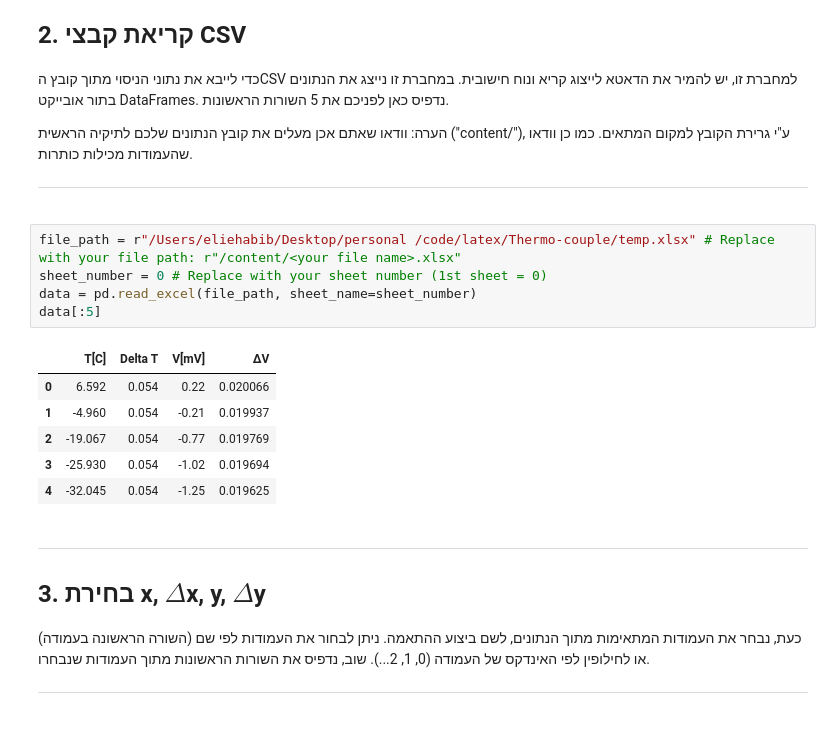
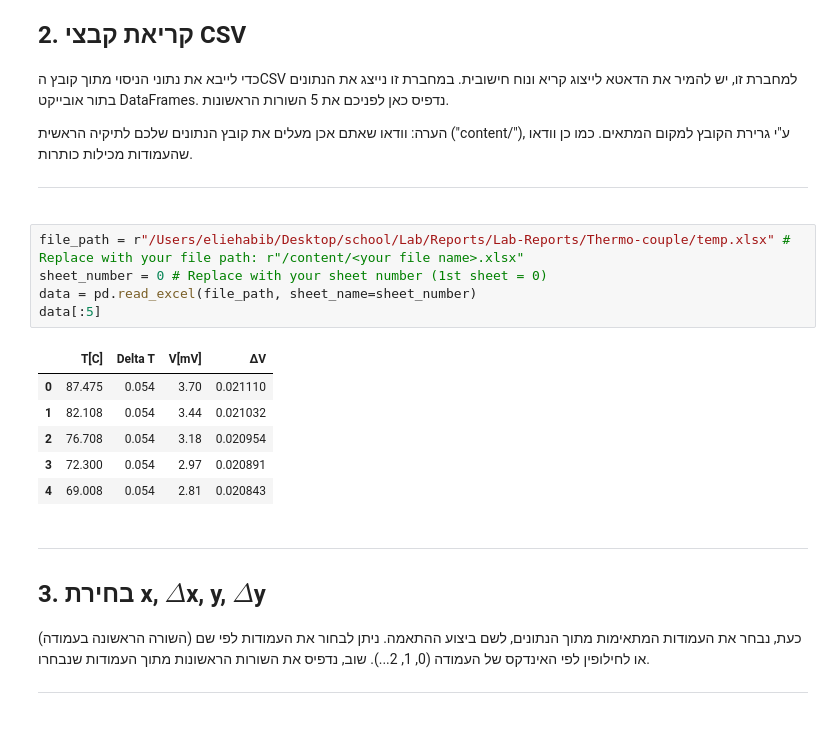
Before and after one commit to alumni1606/Lab-Reports, a Jupyter notebook: Thermo-couple/LabA_data_processing.ipynb, the cells around one changed output. Drawn from its saved outputs; the diff is of its cells as text.

```diff
--- a/Thermo-couple/LabA_data_processing.ipynb
+++ b/Thermo-couple/LabA_data_processing.ipynb
@@ -49,17 +49,17 @@ from scipy.odr import Model, ODR, RealData
 
 ---
 # %%
-file_path = r"/Users/eliehabib/Desktop/personal /code/latex/Thermo-couple/temp.xlsx" # Replace with your file path: r"/content/<your file name>.xlsx"
+file_path = r"/Users/eliehabib/Desktop/school/Lab/Reports/Lab-Reports/Thermo-couple/temp.xlsx" # Replace with your file path: r"/content/<your file name>.xlsx"
 sheet_number = 0 # Replace with your sheet number (1st sheet = 0)
 data = pd.read_excel(file_path, sheet_name=sheet_number)
 data[:5]
 # %% [output]
 |  | T[C] | Delta T | V[mV] | ΔV |
-| 0 | 6.592 | 0.054 | 0.22 | 0.020066 |
-| 1 | -4.960 | 0.054 | -0.21 | 0.019937 |
-| 2 | -19.067 | 0.054 | -0.77 | 0.019769 |
-| 3 | -25.930 | 0.054 | -1.02 | 0.019694 |
-| 4 | -32.045 | 0.054 | -1.25 | 0.019625 |
+| 0 | 87.475 | 0.054 | 3.70 | 0.021110 |
+| 1 | 82.108 | 0.054 | 3.44 | 0.021032 |
+| 2 | 76.708 | 0.054 | 3.18 | 0.020954 |
+| 3 | 72.300 | 0.054 | 2.97 | 0.020891 |
+| 4 | 69.008 | 0.054 | 2.81 | 0.020843 |
 # %% [markdown]
 <div dir="rtl" lang="he" xml:lang="he">
 
```
Also changed, not shown: parts of 4 cells of this notebook, 29 other files.
